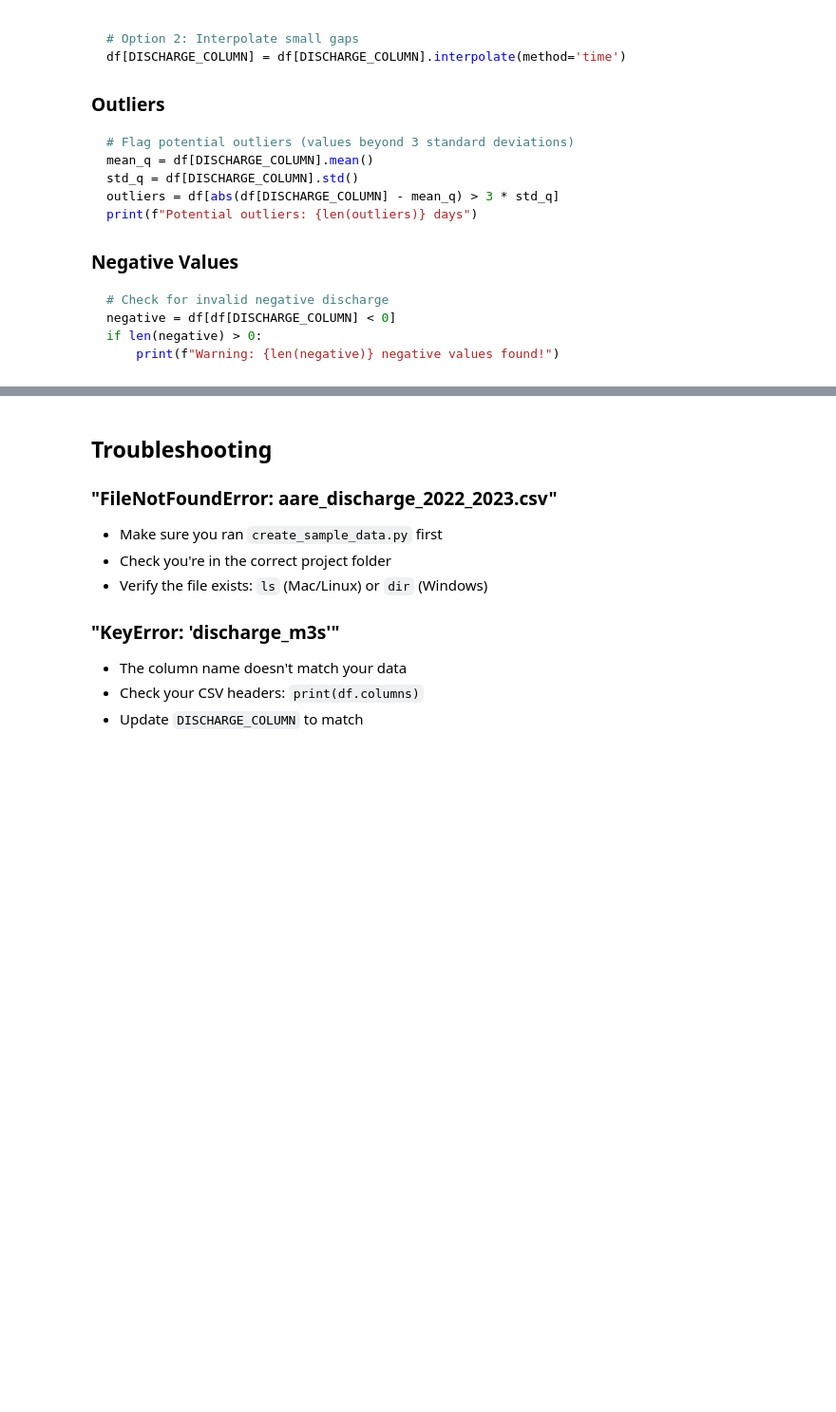
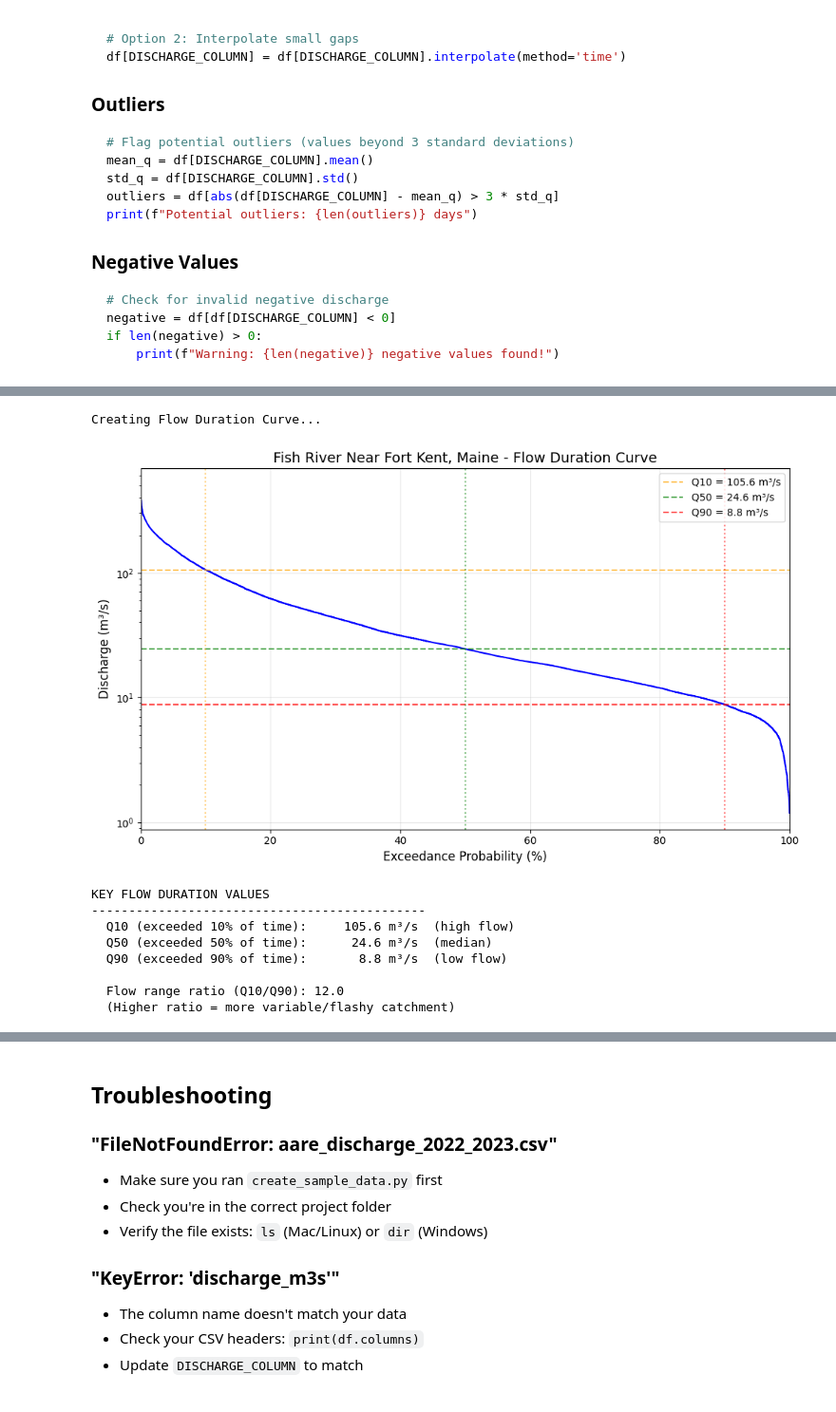
Before and after one commit to mabesa/python-for-water-modellers, a Jupyter notebook: tutorials/04b_discharge_analysis.ipynb, the cells around one changed output, grey strips where cells are left out. Shown at 95% size. Cells and saved outputs as stored; diff of their text form; code cells hidden in the pictures; blank space fills up the shorter version.

```diff
--- a/tutorials/04b_discharge_analysis.ipynb
+++ b/tutorials/04b_discharge_analysis.ipynb
@@ -565,0 +579,73 @@ With AI assistance (which you learned in Module 3b), you could extend this to:
+# %%
+# =============================================================================
+# CREATE FLOW DURATION CURVE
+# =============================================================================
+
+print("Creating Flow Duration Curve...")
+
+# Get discharge values (excluding NaN)
+Q = df[DISCHARGE_COLUMN].dropna()
+
+# Sort discharge values from highest to lowest
+sorted_q = np.sort(Q)[::-1]
+
+# Calculate exceedance probability for each value
+# Exceedance probability = rank / (n + 1) * 100
+n = len(sorted_q)
+exceedance_prob = np.arange(1, n + 1) / (n + 1) * 100
+
+# Create the plot
+fig, ax = plt.subplots(figsize=(10, 6))
+
+# Plot the flow duration curve
+ax.plot(exceedance_prob, sorted_q, 'b-', linewidth=1.5)
+
+# Add reference lines for key percentiles
+q10 = np.percentile(Q, 90)  # Flow exceeded 10% of time
+q50 = np.percentile(Q, 50)  # Median flow
+q90 = np.percentile(Q, 10)  # Flow exceeded 90% of time
+
+ax.axhline(y=q10, color='orange', linestyle='--', alpha=0.7, label=f'Q10 = {q10:.1f} m³/s')
+ax.axhline(y=q50, color='green', linestyle='--', alpha=0.7, label=f'Q50 = {q50:.1f} m³/s')
+ax.axhline(y=q90, color='red', linestyle='--', alpha=0.7, label=f'Q90 = {q90:.1f} m³/s')
+
+# Add vertical reference lines
+ax.axvline(x=10, color='orange', linestyle=':', alpha=0.5)
+ax.axvline(x=50, color='green', linestyle=':', alpha=0.5)
+ax.axvline(x=90, color='red', linestyle=':', alpha=0.5)
+
+# Labels and formatting
+ax.set_xlabel('Exceedance Probability (%)', fontsize=12)
+ax.set_ylabel('Discharge (m³/s)', fontsize=12)
+ax.set_title(f'{station_name} - Flow Duration Curve', fontsize=14)
+ax.legend(loc='upper right')
+ax.grid(True, alpha=0.3)
+
+# Use log scale for y-axis (common for FDCs)
+ax.set_yscale('log')
+ax.set_xlim(0, 100)
+
+plt.tight_layout()
+plt.show()
+
+# Print key values
+print()
+print("KEY FLOW DURATION VALUES")
+print("-" * 45)
+print(f"  Q10 (exceeded 10% of time):  {q10:>8.1f} m³/s  (high flow)")
+print(f"  Q50 (exceeded 50% of time):  {q50:>8.1f} m³/s  (median)")
+print(f"  Q90 (exceeded 90% of time):  {q90:>8.1f} m³/s  (low flow)")
+print()
+print(f"  Flow range ratio (Q10/Q90): {q10/q90:.1f}")
+print("  (Higher ratio = more variable/flashy catchment)")
+# %% [output]
+Creating Flow Duration Curve...
+[figure, added]
+KEY FLOW DURATION VALUES
+---------------------------------------------
+  Q10 (exceeded 10% of time):     105.6 m³/s  (high flow)
+  Q50 (exceeded 50% of time):      24.6 m³/s  (median)
+  Q90 (exceeded 90% of time):       8.8 m³/s  (low flow)
+
+  Flow range ratio (Q10/Q90): 12.0
+  (Higher ratio = more variable/flashy catchment)
```
Also changed, not shown: parts of 8 cells of this notebook, 2 other files.
